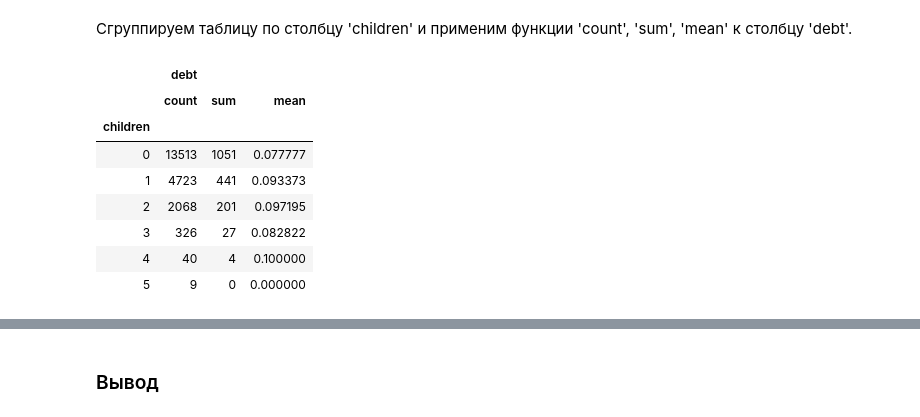
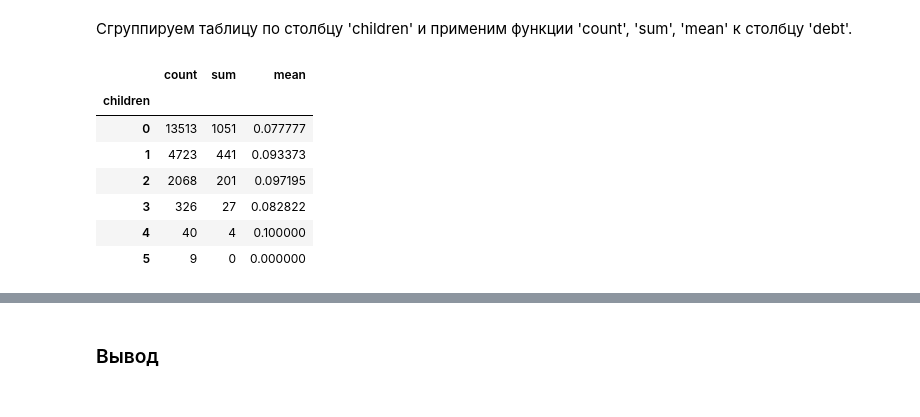
Before and after one commit to Andrew99630/bank_research, a Jupyter notebook: bank_research.ipynb, the cells around one changed output, grey strips where cells are left out. Cells and saved outputs as stored; diff of their text form; code cells hidden in the pictures.

```diff
--- a/bank_research.ipynb
+++ b/bank_research.ipynb
@@ -726,12 +734,10 @@ Name: children, dtype: int64
 # %% [markdown]
 Сгруппируем таблицу по столбцу 'children' и применим функции 'count', 'sum', 'mean' к столбцу 'debt'.
 # %%
-(data
-     .groupby('children')
-     .agg({'debt': ['count', 'sum', 'mean']})
-)
+gpoup_children = data.groupby('children').agg({'debt': ['count', 'sum', 'mean']})
+gpoup_children.columns = ['count', 'sum', 'mean']
+gpoup_children
 # %% [output]
-|  | debt |  |  |
 |  | count | sum | mean |
 | children |  |  |  |
 | 0 | 13513 | 1051 | 0.077777 |
```
Also changed, not shown: parts of 21 cells of this notebook.
